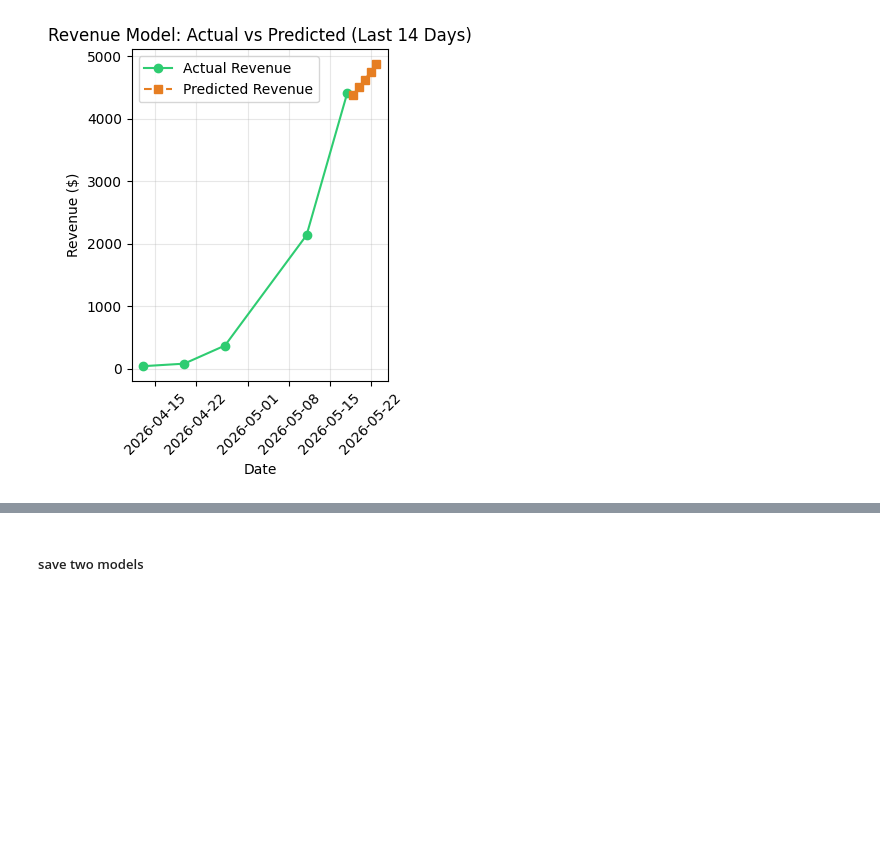
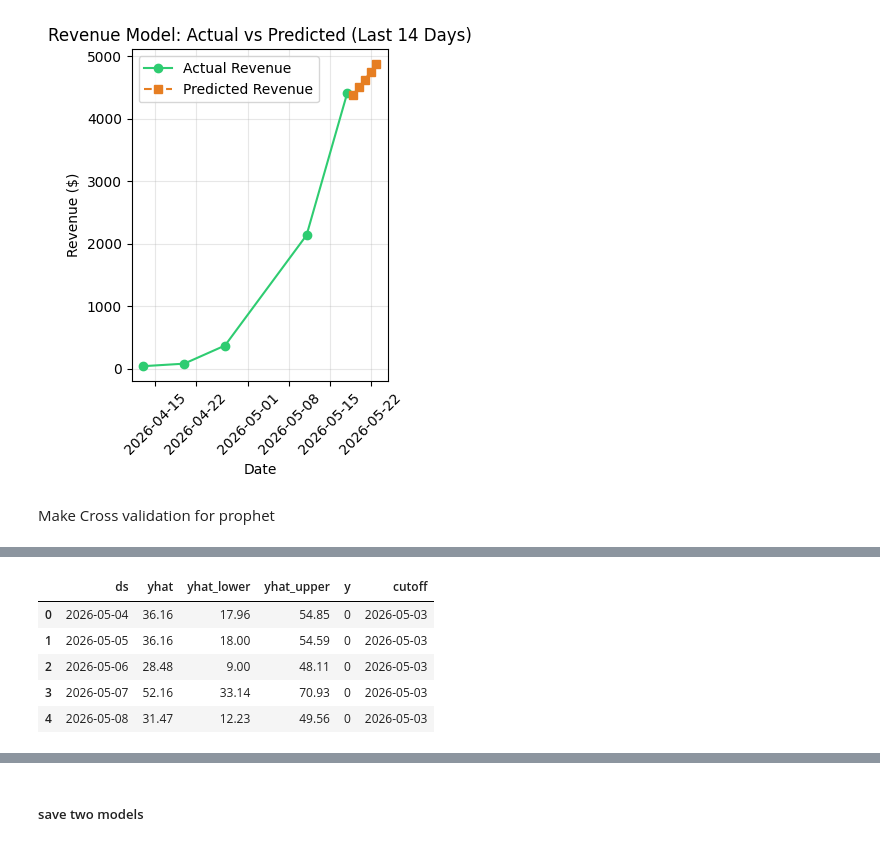
Before and after one commit to youssef-113/end-to-end-TimeSeries-forecasting, a Jupyter notebook: notebook/Understanding-Cleaning-EDA-CompaignData.ipynb, the cells around one changed output, grey strips where cells are left out. Drawn from its saved outputs; the diff is of its cells as text; code cells hidden in the pictures; blank space fills up the shorter version.

```diff
--- a/notebook/Understanding-Cleaning-EDA-CompaignData.ipynb
+++ b/notebook/Understanding-Cleaning-EDA-CompaignData.ipynb
@@ -2479,3 +2480,15 @@ plt.savefig('../images/Revenuemodel_validation_comparison.png', bbox_inches='tig
 plt.show()
 # %% [output]
 [figure]
+# %% [markdown]
+Make Cross validation for prophet
+# %%
+cv_results = cross_validation(
+    m,
+    initial='20 days',
+    period='5 days',
+    horizon='14 days'
+)
+
+cv_results.head()
+# %% [output]
@@ -2481,0 +2499,6 @@ plt.show()
+|  | ds | yhat | yhat_lower | yhat_upper | y | cutoff |
+| 0 | 2026-05-04 | 36.16 | 17.96 | 54.85 | 0 | 2026-05-03 |
+| 1 | 2026-05-05 | 36.16 | 18.00 | 54.59 | 0 | 2026-05-03 |
+| 2 | 2026-05-06 | 28.48 | 9.00 | 48.11 | 0 | 2026-05-03 |
+| 3 | 2026-05-07 | 52.16 | 33.14 | 70.93 | 0 | 2026-05-03 |
+| 4 | 2026-05-08 | 31.47 | 12.23 | 49.56 | 0 | 2026-05-03 |
```
Also changed, not shown: parts of 5 cells of this notebook.
